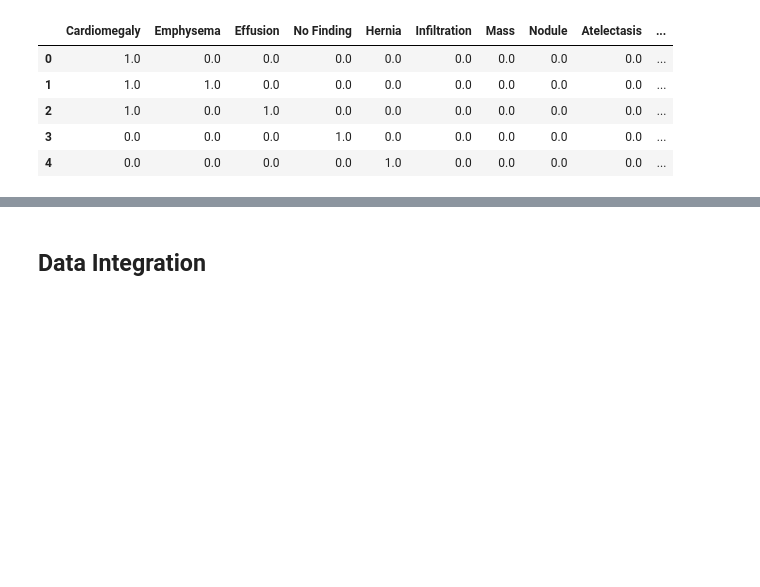
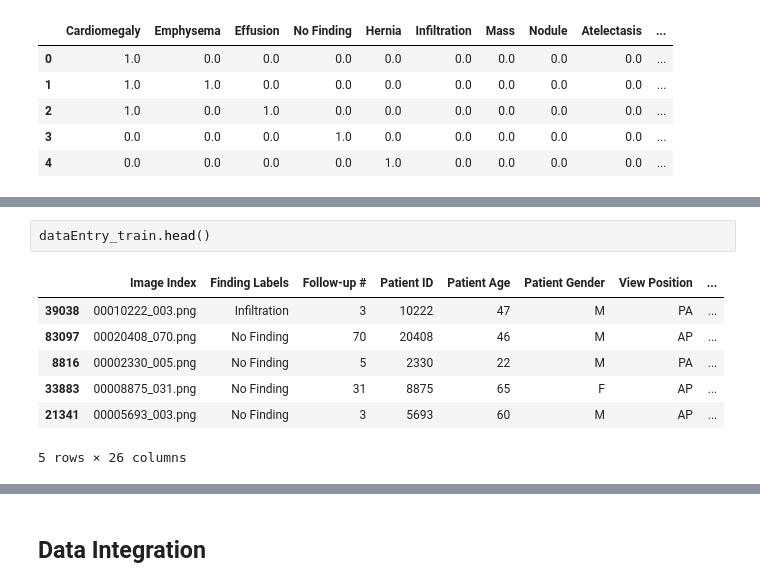
Before and after one commit to rachelwoodside/csci4155-chest-xray-model, a Jupyter notebook: preprocessing.ipynb, the cells around one changed output, grey strips where cells are left out. Drawn from its saved outputs; the diff is of its cells as text; blank space fills up the shorter version.

```diff
--- a/preprocessing.ipynb
+++ b/preprocessing.ipynb
@@ -96,0 +142,10 @@ oneHotEncodings.head()
+# %%
+dataEntry_train.head()
+# %% [output]
+|  | Image Index | Finding Labels | Follow-up # | Patient ID | Patient Age | Patient Gender | View Position | ... |
+| 39038 | 00010222_003.png | Infiltration | 3 | 10222 | 47 | M | PA | ... |
+| 83097 | 00020408_070.png | No Finding | 70 | 20408 | 46 | M | AP | ... |
+| 8816 | 00002330_005.png | No Finding | 5 | 2330 | 22 | M | PA | ... |
+| 33883 | 00008875_031.png | No Finding | 31 | 8875 | 65 | F | AP | ... |
+| 21341 | 00005693_003.png | No Finding | 3 | 5693 | 60 | M | AP | ... |
+5 rows × 26 columns
```
Also changed, not shown: parts of 47 cells of this notebook, 1 other file.
